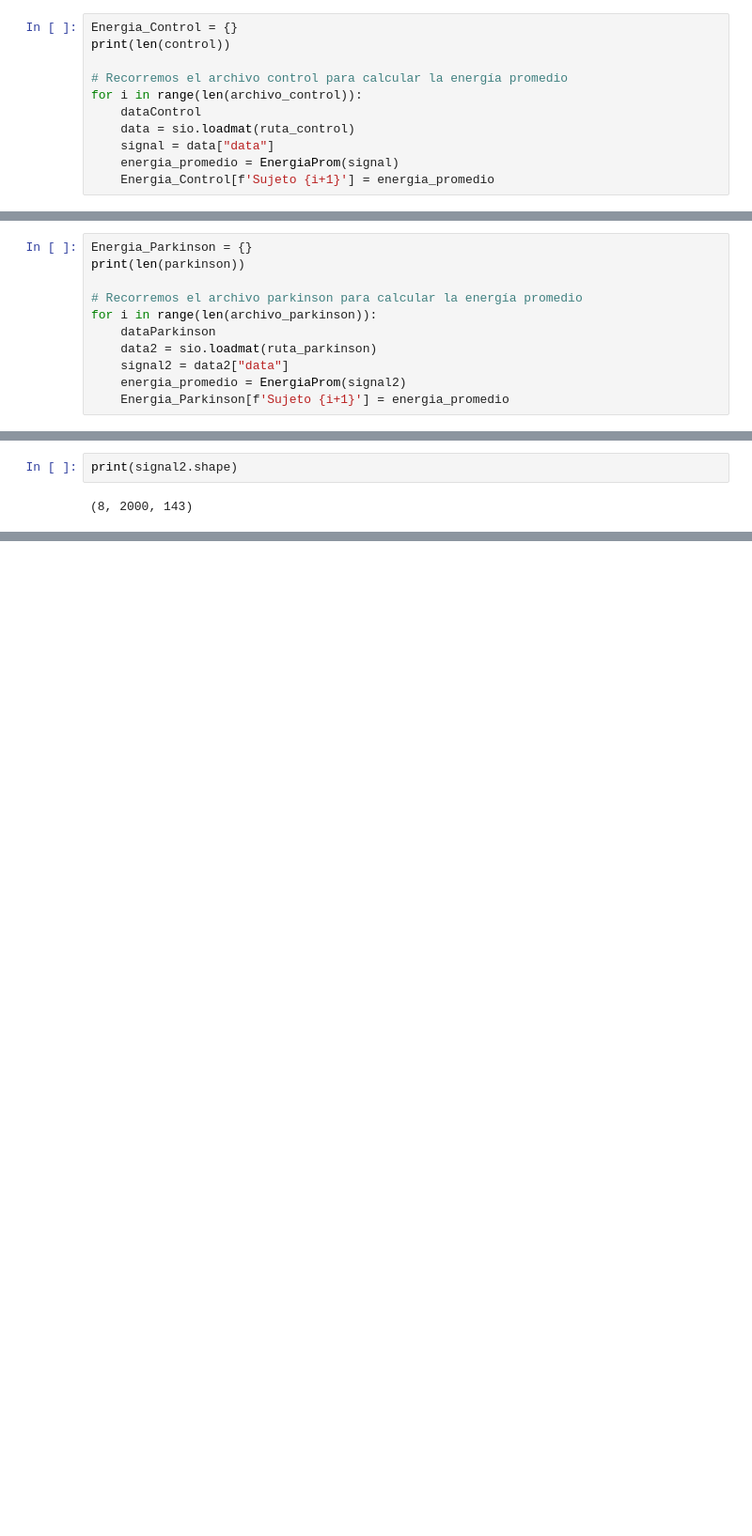
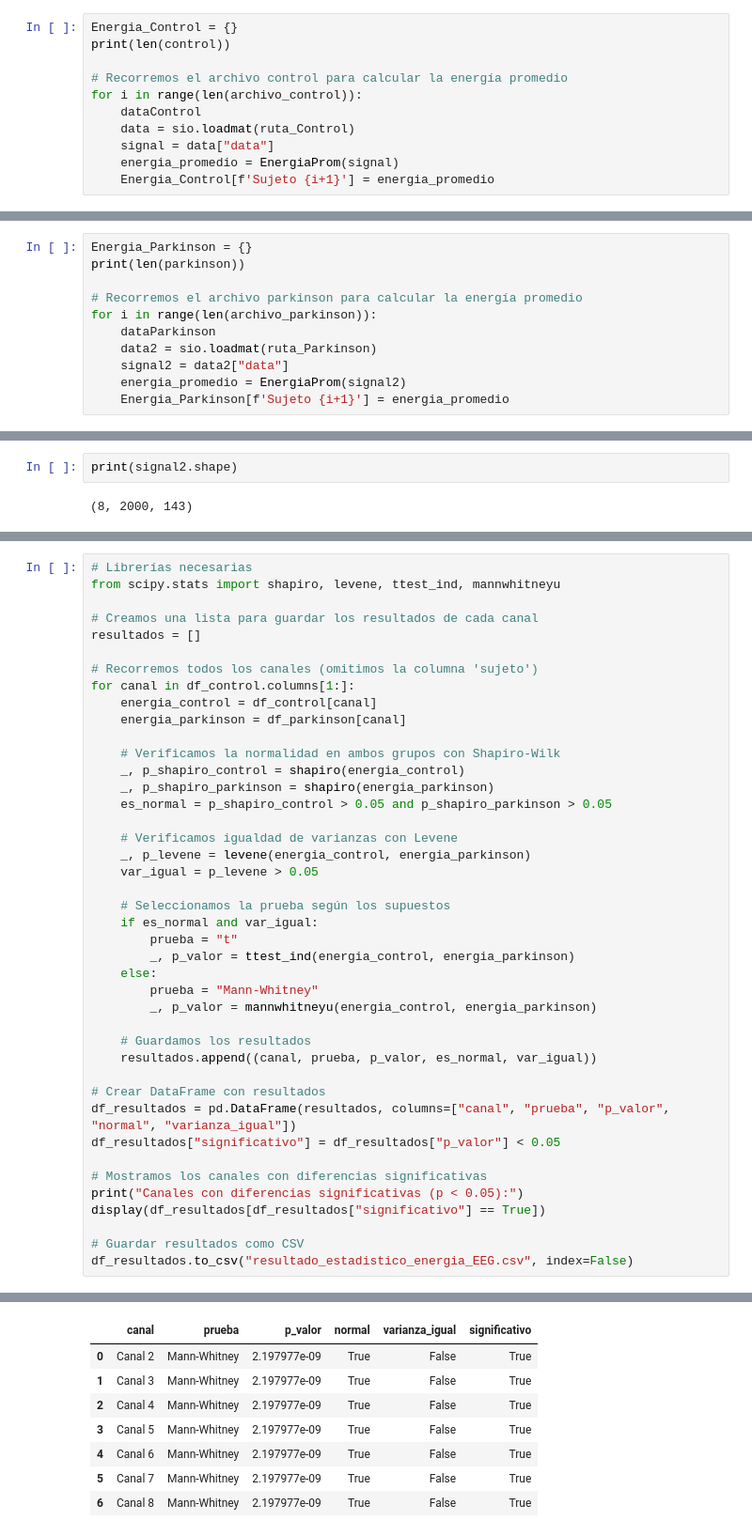
Before and after one commit to dinamus922/Biosenales, a Jupyter notebook: Practica3/Principal/Comparacion_Energia.ipynb, the cells around one changed output, grey strips where cells are left out. Shown at 94% size. Cells and saved outputs as stored; diff of their text form; blank space fills up the shorter version.

```diff
--- a/Practica3/Principal/Comparacion_Energia.ipynb
+++ b/Practica3/Principal/Comparacion_Energia.ipynb
@@ -117,7 +117,7 @@ print(len(control))
 # Recorremos el archivo control para calcular la energía promedio
 for i in range(len(archivo_control)):
     dataControl
-    data = sio.loadmat(ruta_control)
+    data = sio.loadmat(ruta_Control)
     signal = data["data"]
     energia_promedio = EnergiaProm(signal)
     Energia_Control[f'Sujeto {i+1}'] = energia_promedio
@@ -160,7 +160,7 @@ print(len(parkinson))
 # Recorremos el archivo parkinson para calcular la energía promedio
 for i in range(len(archivo_parkinson)):
     dataParkinson
-    data2 = sio.loadmat(ruta_parkinson)
+    data2 = sio.loadmat(ruta_Parkinson)
     signal2 = data2["data"]
     energia_promedio = EnergiaProm(signal2)
     Energia_Parkinson[f'Sujeto {i+1}'] = energia_promedio
@@ -198,0 +211,43 @@ Energía por épocas y canales de los sujetos en el archivo de Parkinson
+# %%
+# Librerías necesarias
+from scipy.stats import shapiro, levene, ttest_ind, mannwhitneyu
+
+# Creamos una lista para guardar los resultados de cada canal
+resultados = []
+
+# Recorremos todos los canales (omitimos la columna 'sujeto')
+for canal in df_control.columns[1:]:
+    energia_control = df_control[canal]
+    energia_parkinson = df_parkinson[canal]
+
+    # Verificamos la normalidad en ambos grupos con Shapiro-Wilk
+    _, p_shapiro_control = shapiro(energia_control)
+    _, p_shapiro_parkinson = shapiro(energia_parkinson)
+    es_normal = p_shapiro_control > 0.05 and p_shapiro_parkinson > 0.05
+
+    # Verificamos igualdad de varianzas con Levene
+    _, p_levene = levene(energia_control, energia_parkinson)
+    var_igual = p_levene > 0.05
+
+    # Seleccionamos la prueba según los supuestos
+    if es_normal and var_igual:
+        prueba = "t"
+        _, p_valor = ttest_ind(energia_control, energia_parkinson)
+    else:
+        prueba = "Mann-Whitney"
+        _, p_valor = mannwhitneyu(energia_control, energia_parkinson)
+
+    # Guardamos los resultados
+    resultados.append((canal, prueba, p_valor, es_normal, var_igual))
+
+# Crear DataFrame con resultados
+df_resultados = pd.DataFrame(resultados, columns=["canal", "prueba", "p_valor", "normal", "varianza_igual"])
+df_resultados["significativo"] = df_resultados["p_valor"] < 0.05
+
+# Mostramos los canales con diferencias significativas
+print("Canales con diferencias significativas (p < 0.05):")
+display(df_resultados[df_resultados["significativo"] == True])
+
+# Guardar resultados como CSV
+df_resultados.to_csv("resultado_estadistico_energia_EEG.csv", index=False)
+# %% [output]
@@ -198,0 +255,8 @@ Energía por épocas y canales de los sujetos en el archivo de Parkinson
+|  | canal | prueba | p_valor | normal | varianza_igual | significativo |
+| 0 | Canal 2 | Mann-Whitney | 2.197977e-09 | True | False | True |
+| 1 | Canal 3 | Mann-Whitney | 2.197977e-09 | True | False | True |
+| 2 | Canal 4 | Mann-Whitney | 2.197977e-09 | True | False | True |
+| 3 | Canal 5 | Mann-Whitney | 2.197977e-09 | True | False | True |
+| 4 | Canal 6 | Mann-Whitney | 2.197977e-09 | True | False | True |
+| 5 | Canal 7 | Mann-Whitney | 2.197977e-09 | True | False | True |
+| 6 | Canal 8 | Mann-Whitney | 2.197977e-09 | True | False | True |
```
Also changed, not shown: parts of 4 cells of this notebook, 1 other file.
